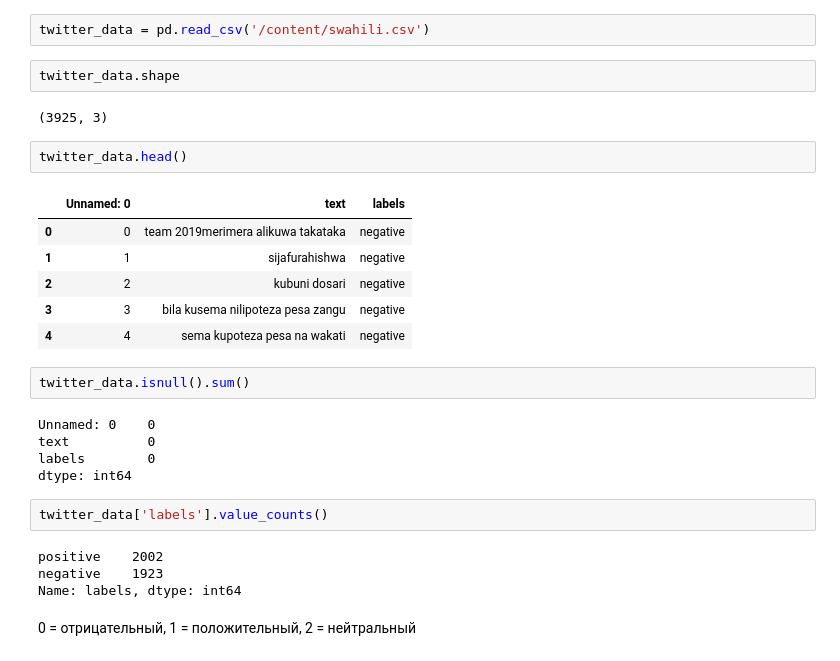
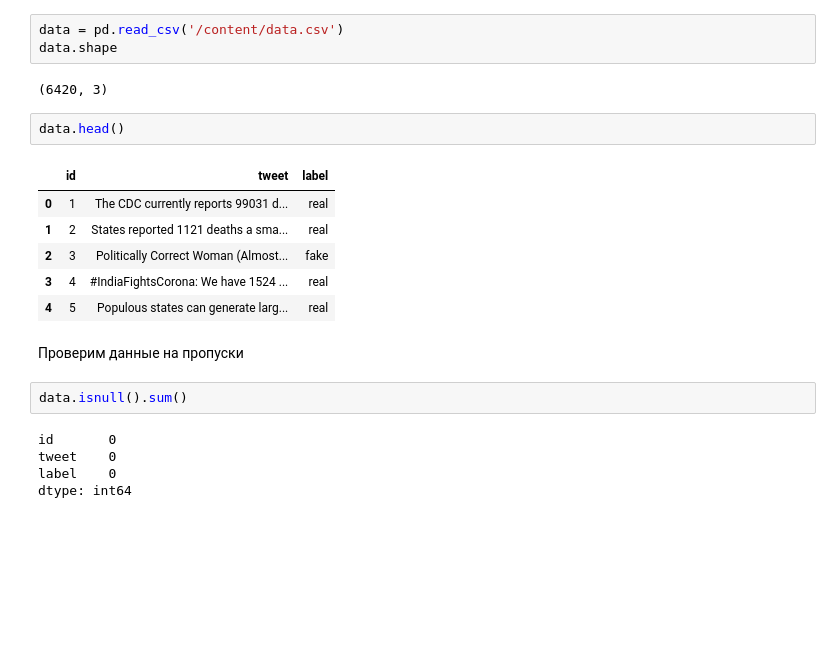
Before and after one commit to ElenaRodionova/-, a Jupyter notebook: tonality_analysis.ipynb, the cells around one changed output. Drawn from its saved outputs; the diff is of its cells as text; blank space fills up the shorter version.

```diff
--- a/tonality_analysis.ipynb
+++ b/tonality_analysis.ipynb
@@ -58,32 +82,25 @@ warnings.simplefilter(action="ignore", category=SettingWithCopyWarning)
 [nltk_data] Downloading package wordnet to /root/nltk_data...
 [nltk_data]   Package wordnet is already up-to-date!
 # %%
-twitter_data = pd.read_csv('/content/swahili.csv')
+data = pd.read_csv('/content/data.csv')
+data.shape
+# %% [output]
+(6420, 3)
-# %%
-twitter_data.shape
-# %% [output]
-(3925, 3)
 # %%
-twitter_data.head()
+data.head()
 # %% [output]
-|  | Unnamed: 0 | text | labels |
-| 0 | 0 | team 2019merimera alikuwa takataka | negative |
-| 1 | 1 | sijafurahishwa | negative |
-| 2 | 2 | kubuni dosari | negative |
-| 3 | 3 | bila kusema nilipoteza pesa zangu | negative |
-| 4 | 4 | sema kupoteza pesa na wakati | negative |
+|  | id | tweet | label |
+| 0 | 1 | The CDC currently reports 99031 d... | real |
+| 1 | 2 | States reported 1121 deaths a sma... | real |
+| 2 | 3 | Politically Correct Woman (Almost... | fake |
+| 3 | 4 | #IndiaFightsCorona: We have 1524 ... | real |
+| 4 | 5 | Populous states can generate larg... | real |
+# %% [markdown]
+Проверим данные на пропуски
 # %%
-twitter_data.isnull().sum()
+data.isnull().sum()
 # %% [output]
-Unnamed: 0    0
-text          0
-labels        0
+id       0
+tweet    0
+label    0
 dtype: int64
-# %%
-twitter_data['labels'].value_counts()
-# %% [output]
-positive    2002
-negative    1923
-Name: labels, dtype: int64
-# %% [markdown]
-0 = отрицательный, 1 = положительный, 2 = нейтральный
```
Also changed, not shown: parts of 39 cells of this notebook.
